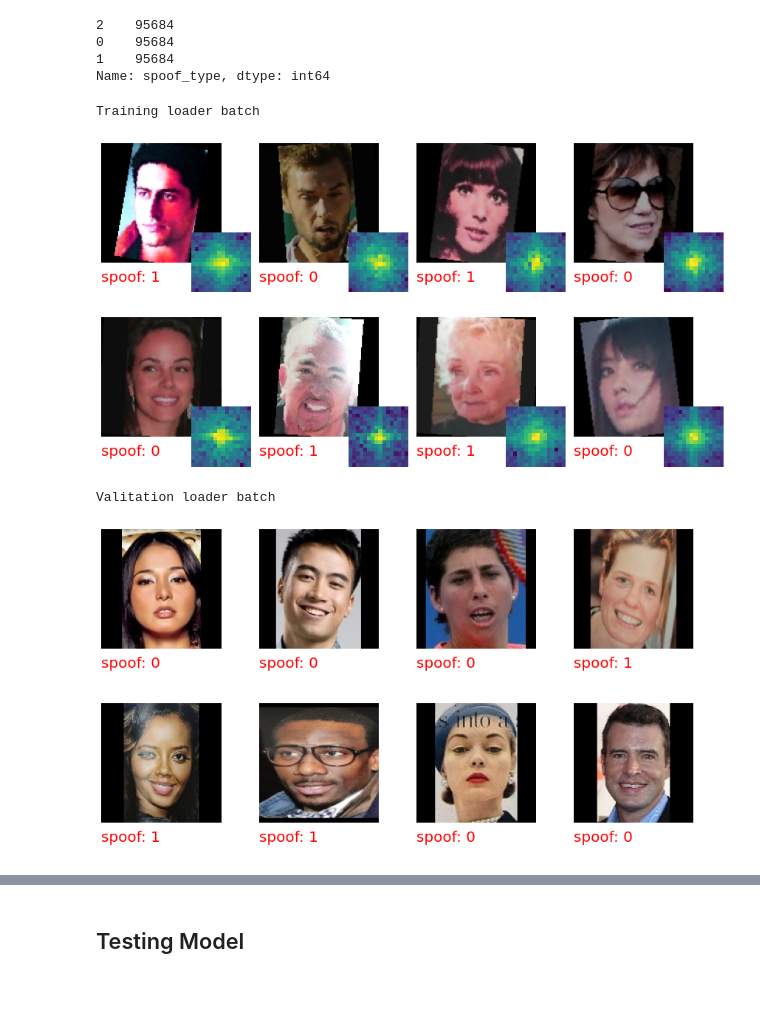
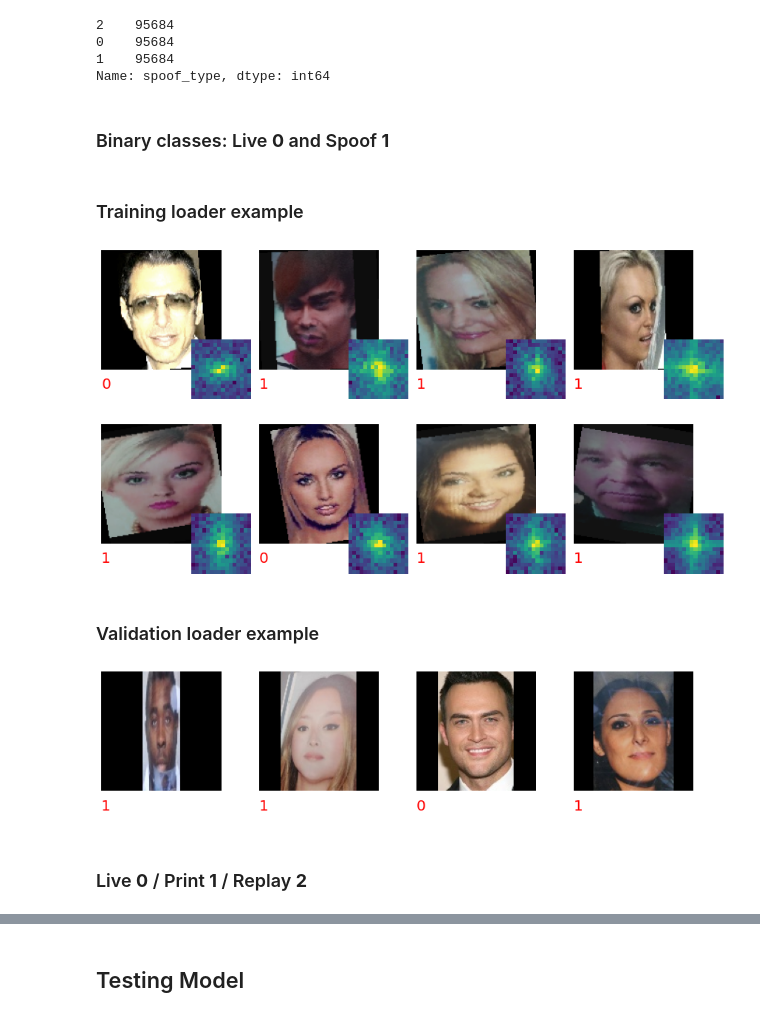
Before and after one commit to hairymax/Face-AntiSpoofing, a Jupyter notebook: FaceAntispoofing.ipynb, the cells around one changed output, grey strips where cells are left out. Drawn from its saved outputs; the diff is of its cells as text; code cells hidden in the pictures; blank space fills up the shorter version.

```diff
--- a/FaceAntispoofing.ipynb
+++ b/FaceAntispoofing.ipynb
@@ -98,17 +99,23 @@ train_labels.iloc[:,1].value_counts()
 0    95684
 1    95684
 Name: spoof_type, dtype: int64
+# %% [markdown]
+### Binary classes: Live **0** and Spoof **1**
 # %%
 cnf = TrainConfig(spoof_categories='binary', batch_size=8)
 train_loader, valid_loader = get_train_valid_loader(cnf)
 
+display(Markdown('### Training loader example'))
 plot_iter_images(iter(train_loader).next(), cnf.input_size, cnf.batch_size)
-plot_iter_images(iter(valid_loader).next(), cnf.input_size, cnf.batch_size)
+display(Markdown('### Validation loader example'))
+plot_iter_images(iter(valid_loader).next(), cnf.input_size, 4)
 # %% [output]
-Training loader batch
+### Training loader example
-[figure, old version]
+[figure, new version]
-Valitation loader batch
+### Validation loader example
-[figure, old version]
+[figure, new version]
+# %% [markdown]
+### Live **0** / Print **1** / Replay **2**
 # %%
 cnf = TrainConfig(spoof_categories=[[0],[1,2,3],[7,8,9]],
                   class_balancing='down', batch_size = 8)
```
Also changed, not shown: parts of 3 cells of this notebook, 7 other files.
